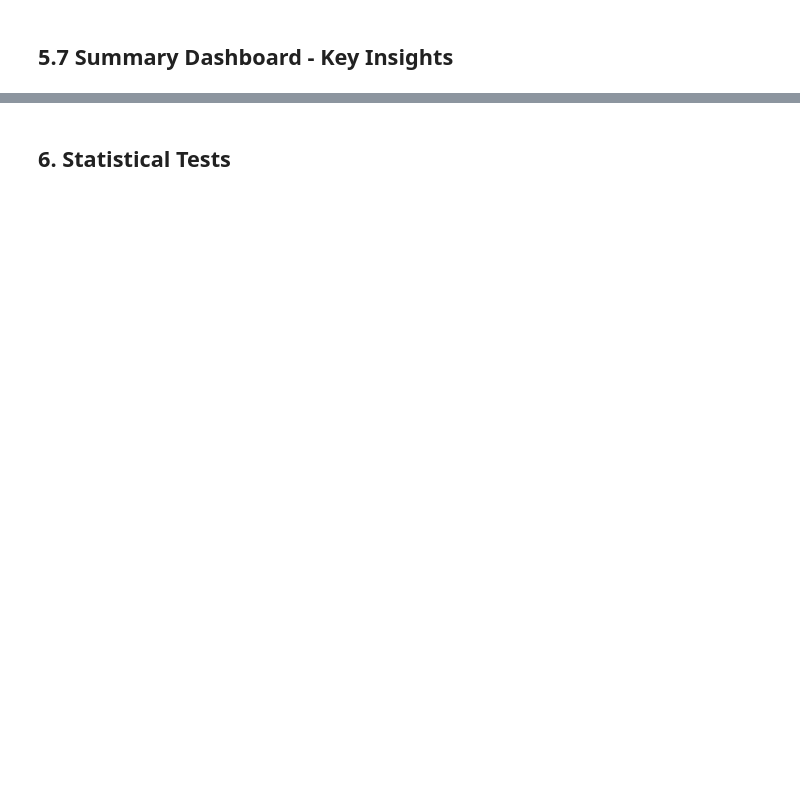
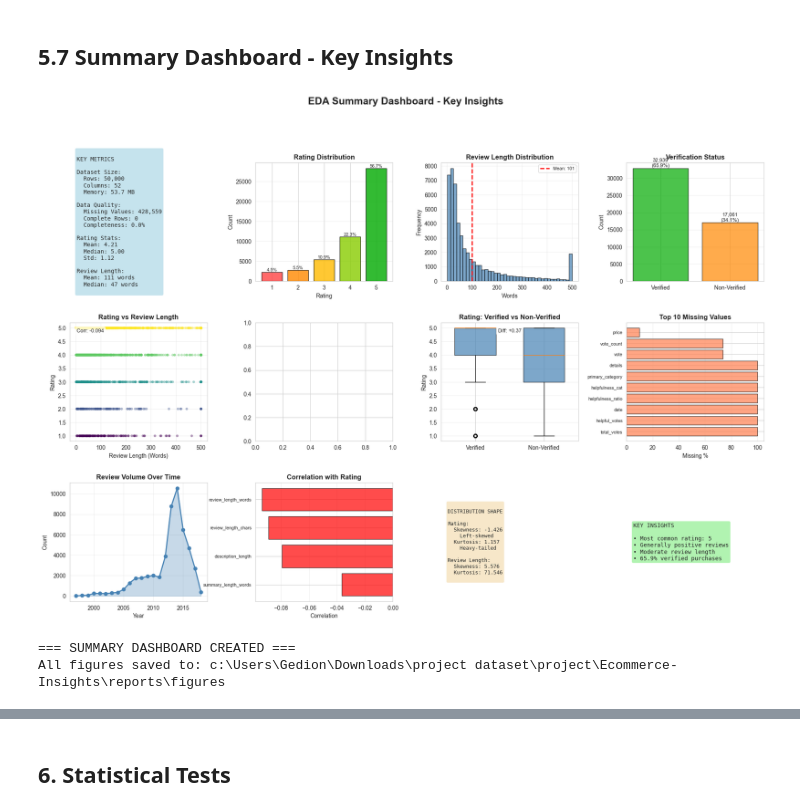
Before and after one commit to GedionAfework/Ecommerce-Insights, a Jupyter notebook: notebooks/01_eda_analysis.ipynb, the cells around one changed output, grey strips where cells are left out. Drawn from its saved outputs; the diff is of its cells as text; code cells hidden in the pictures; blank space fills up the shorter version.

```diff
--- a/notebooks/01_eda_analysis.ipynb
+++ b/notebooks/01_eda_analysis.ipynb
@@ -1387,40 +1466,37 @@ if 'overall' in df_sample.columns:
     if df_sample['overall'].mean() > 3.5:
         insights.append("• Generally positive reviews")
     elif df_sample['overall'].mean() < 2.5:
         insights.append("• Generally negative reviews")
     else:
         insights.append("• Mixed review sentiment")
 
 if 'review_length_words' in df_sample.columns:
     avg_len = df_sample['review_length_words'].mean()
     if avg_len > 200:
         insights.append("• Reviews are generally long")
     elif avg_len < 100:
         insights.append("• Reviews are generally short")
     else:
         insights.append("• Moderate review length")
 
 if 'is_verified' in df_sample.columns:
     verified_pct = df_sample['is_verified'].sum() / len(df_sample) * 100
     insights.append(f"• {verified_pct:.1f}% verified purchases")
 
-if 'helpfulness_ratio' in df_sample.columns:
-    helpful_avg = df_sample['helpfulness_ratio'].dropna().mean()
-    if helpful_avg > 0.7:
-        insights.append("• High helpfulness ratio")
-    elif helpful_avg < 0.4:
-        insights.append("• Low helpfulness ratio")
-
 insights_text = "KEY INSIGHTS\n\n" + "\n".join(insights[:8])  # Limit to 8 insights
 ax12.text(0.05, 0.5, insights_text, fontsize=10, family='monospace',
          verticalalignment='center', bbox=dict(boxstyle='round', facecolor='lightgreen', alpha=0.7))
 
 plt.suptitle('EDA Summary Dashboard - Key Insights', fontsize=18, fontweight='bold', y=0.995)
 plt.savefig(FIGURES_DIR / 'summary_dashboard.png', dpi=300, bbox_inches='tight')
 plt.show()
 
 print("\n=== SUMMARY DASHBOARD CREATED ===")
 print(f"All figures saved to: {FIGURES_DIR}")
+# %% [output]
+[figure, added]
+=== SUMMARY DASHBOARD CREATED ===
+All figures saved to: c:\Users\Gedion\Downloads\project dataset\project\Ecommerce-Insights\reports\figures
 # %%
 # Review text analysis (if available)
 text_cols = [col for col in df_sample.columns if 'review' in col.lower() and 'text' in col.lower()]
```
Also changed, not shown: parts of 27 cells of this notebook, 20 other files.
